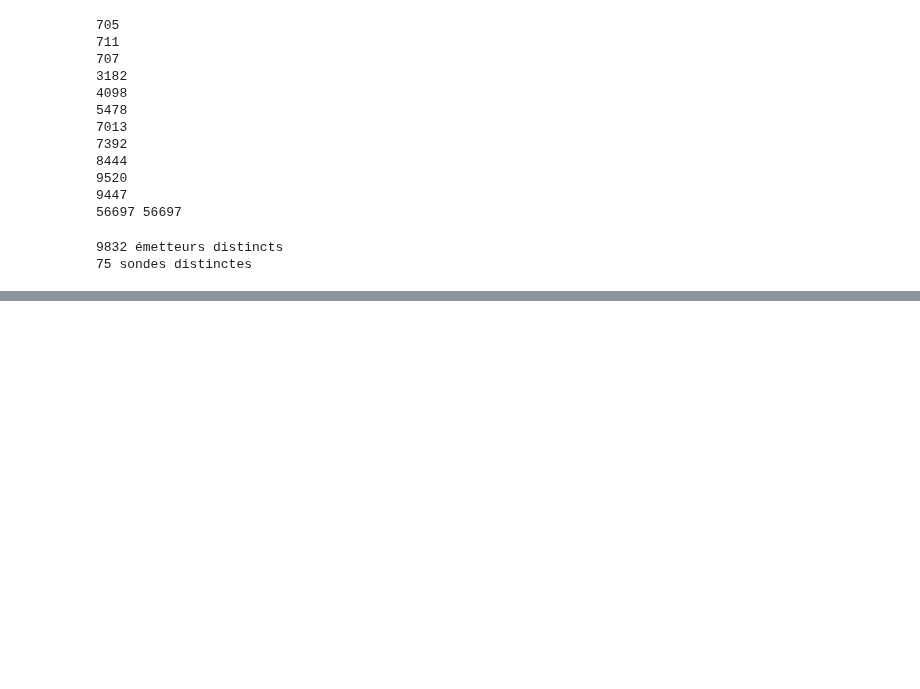
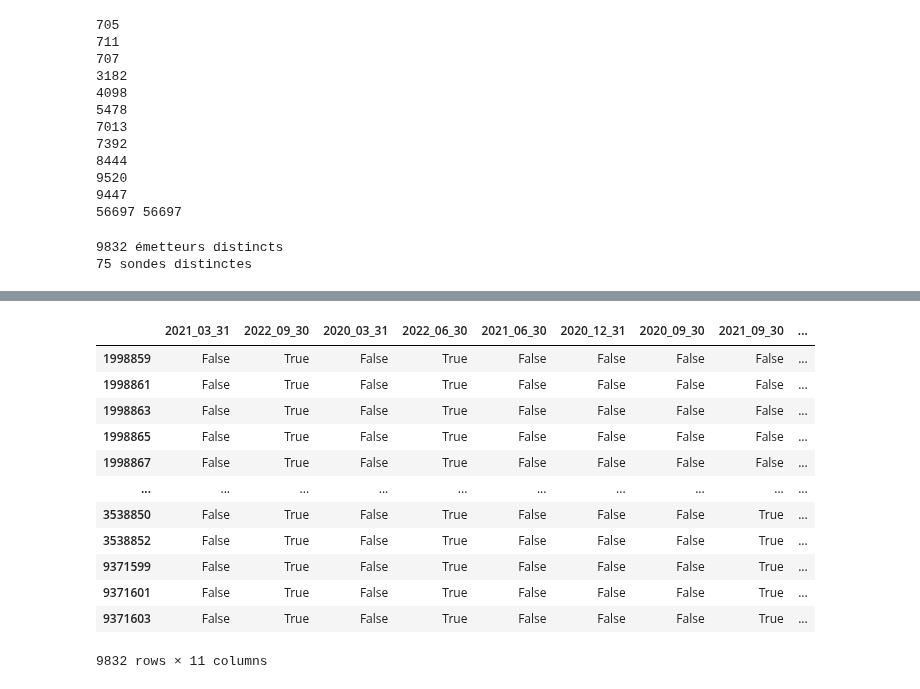
Before and after one commit to Coding-Foundation/FrHack-2022, a Jupyter notebook: clustering.ipynb, the cells around one changed output, grey strips where cells are left out. Cells and saved outputs as stored; diff of their text form; code cells hidden in the pictures; blank space fills up the shorter version.

```diff
--- a/clustering.ipynb
+++ b/clustering.ipynb
@@ -366,0 +396,17 @@ activity_df.head()
+# %%
+activity_df_t = activity_df.transpose()
+activity_df_t
+# %% [output]
+|  | 2021_03_31 | 2022_09_30 | 2020_03_31 | 2022_06_30 | 2021_06_30 | 2020_12_31 | 2020_09_30 | 2021_09_30 | ... |
+| 1998859 | False | True | False | True | False | False | False | False | ... |
+| 1998861 | False | True | False | True | False | False | False | False | ... |
+| 1998863 | False | True | False | True | False | False | False | False | ... |
+| 1998865 | False | True | False | True | False | False | False | False | ... |
+| 1998867 | False | True | False | True | False | False | False | False | ... |
+| ... | ... | ... | ... | ... | ... | ... | ... | ... | ... |
+| 3538850 | False | True | False | True | False | False | False | True | ... |
+| 3538852 | False | True | False | True | False | False | False | True | ... |
+| 9371599 | False | True | False | True | False | False | False | True | ... |
+| 9371601 | False | True | False | True | False | False | False | True | ... |
+| 9371603 | False | True | False | True | False | False | False | True | ... |
+9832 rows × 11 columns
```
Also changed, not shown: parts of 6 cells of this notebook.
